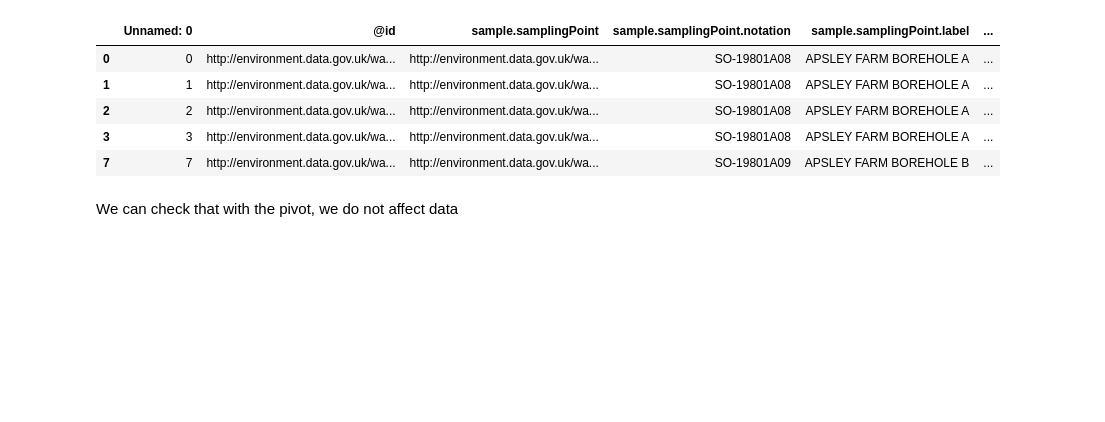
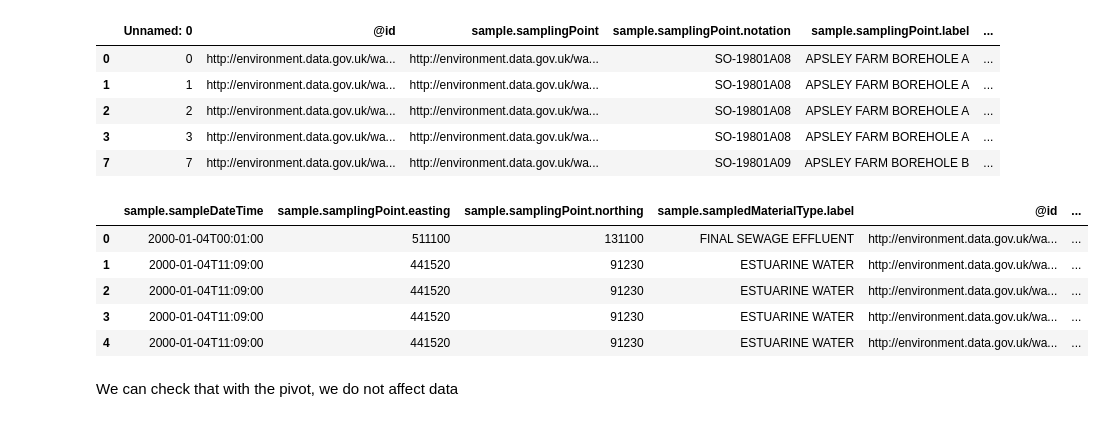
Before and after one commit to lonanni/InnovationProject_WaterQuality, a Jupyter notebook: Build_PreprocessingExample.ipynb, the cells around one changed output. Drawn from its saved outputs; the diff is of its cells as text; code cells hidden in the pictures; blank space fills up the shorter version.

```diff
--- a/Build_PreprocessingExample.ipynb
+++ b/Build_PreprocessingExample.ipynb
@@ -82,7 +85,14 @@ piv = df_sub.pivot(index=['sample.sampleDateTime', "sample.samplingPoint.easting
 # %%
 piv.columns.name = None
 # %%
-head
+piv.head()
+# %% [output]
+|  | sample.sampleDateTime | sample.samplingPoint.easting | sample.samplingPoint.northing | sample.sampledMaterialType.label | @id | ... |
+| 0 | 2000-01-04T00:01:00 | 511100 | 131100 | FINAL SEWAGE EFFLUENT | http://environment.data.gov.uk/wa... | ... |
+| 1 | 2000-01-04T11:09:00 | 441520 | 91230 | ESTUARINE WATER | http://environment.data.gov.uk/wa... | ... |
+| 2 | 2000-01-04T11:09:00 | 441520 | 91230 | ESTUARINE WATER | http://environment.data.gov.uk/wa... | ... |
+| 3 | 2000-01-04T11:09:00 | 441520 | 91230 | ESTUARINE WATER | http://environment.data.gov.uk/wa... | ... |
+| 4 | 2000-01-04T11:09:00 | 441520 | 91230 | ESTUARINE WATER | http://environment.data.gov.uk/wa... | ... |
 # %% [markdown]
 We can check that with the pivot, we do not affect data
 # %%
```
Also changed, not shown: parts of 10 cells of this notebook, 2 other files.
